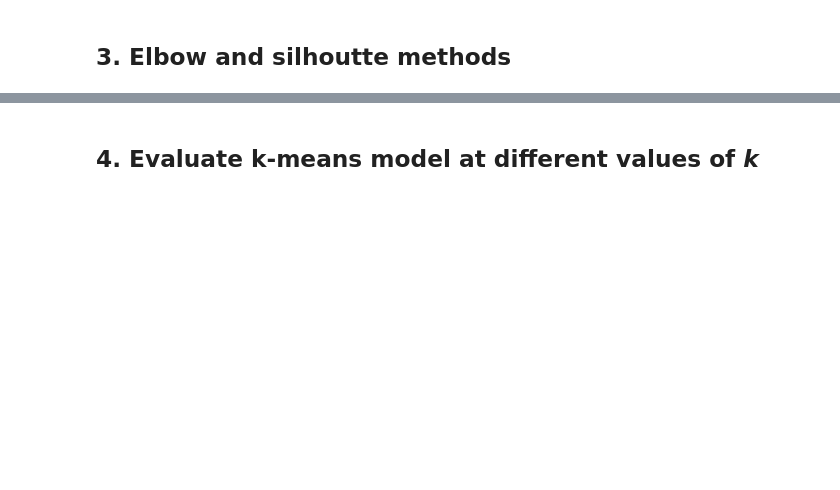
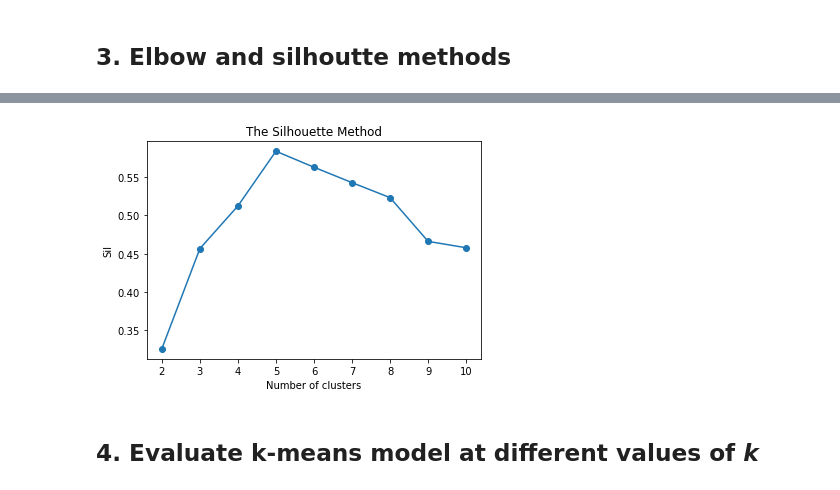
Before and after one commit to ttuncay/Tuncay_Tuna_LSE_DA301_Assignment, a Jupyter notebook: Tuncay_Tuna_LSE_DA301_Assignment.ipynb, the cells around one changed output, grey strips where cells are left out. Cells and saved outputs as stored; diff of their text form; code cells hidden in the pictures; blank space fills up the shorter version.

```diff
--- a/Tuncay_Tuna_LSE_DA301_Assignment.ipynb
+++ b/Tuncay_Tuna_LSE_DA301_Assignment.ipynb
@@ -506,4 +553,23 @@ warnings.filterwarnings('ignore')
 # %%
 # Determine the number of clusters: Silhouette method.
+# Find the range of clusters to be used using silhouette method.
+sil = []
+kmax = 10
+
+for k in range(2, kmax+1):
+    kmeans_s = KMeans(n_clusters = k).fit(x)
+    labels = kmeans_s.labels_
+    sil.append(silhouette_score(x, labels, metric = 'euclidean'))
+
+# Plot the silhouette method.
+plt.plot(range(2, kmax+1), sil, marker='o')
+
+plt.title("The Silhouette Method")
+plt.xlabel("Number of clusters")
+plt.ylabel("Sil")
+
+plt.show()
+# %% [output]
+[figure, added]
 # %% [markdown]
 ## 4. Evaluate k-means model at different values of *k*
```
Also changed, not shown: parts of 14 cells of this notebook.
